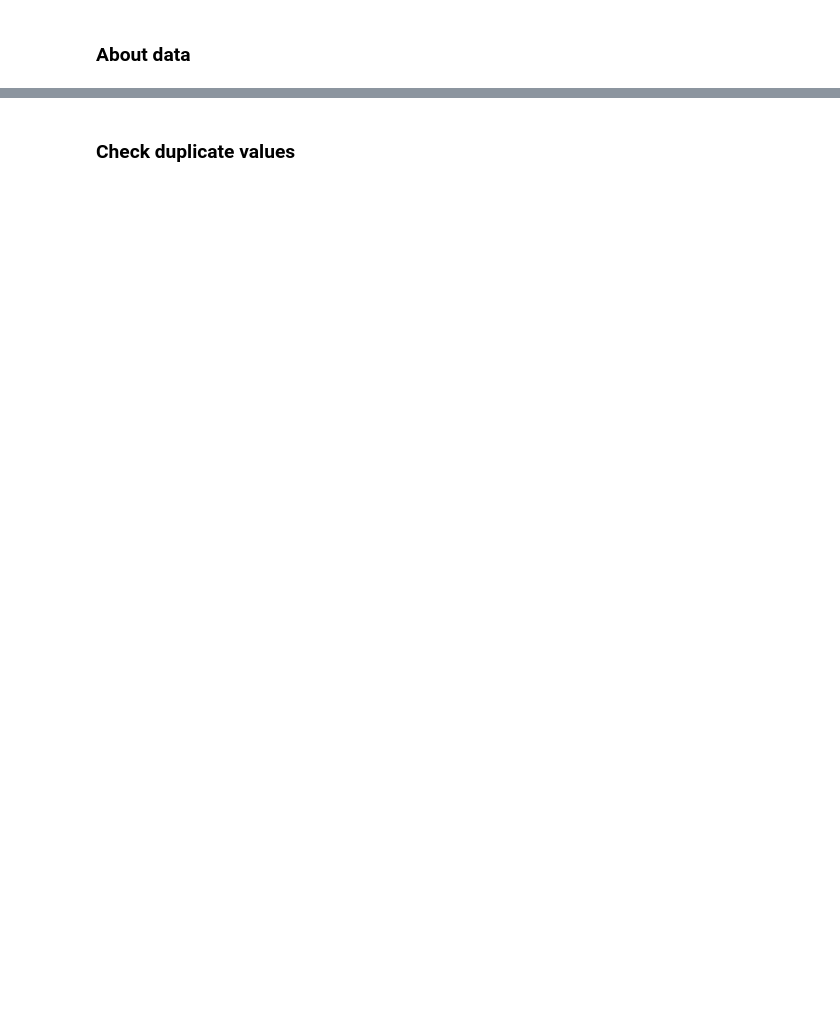
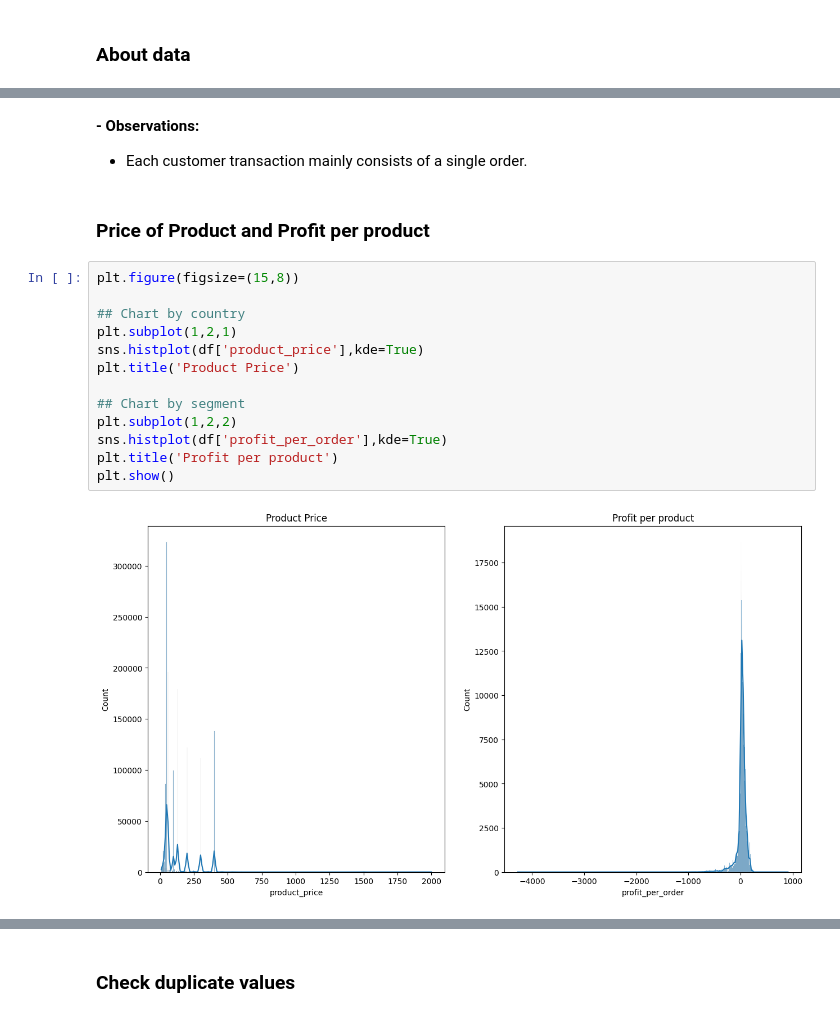
Before and after one commit to PhungThien63f/Ecommerce, a Jupyter notebook: Ecommerce.ipynb, the cells around one changed output, grey strips where cells are left out. Drawn from its saved outputs; the diff is of its cells as text; blank space fills up the shorter version.

```diff
--- a/Ecommerce.ipynb
+++ b/Ecommerce.ipynb
@@ -74,0 +241,20 @@ memory usage: 176.9+ MB
+# %% [markdown]
+**- Observations:**
+- Each customer transaction mainly consists of a single order.
+# %% [markdown]
+### Price of Product and Profit per product
+# %%
+plt.figure(figsize=(15,8))
+
+## Chart by country
+plt.subplot(1,2,1)
+sns.histplot(df['product_price'],kde=True)
+plt.title('Product Price')
+
+## Chart by segment
+plt.subplot(1,2,2)
+sns.histplot(df['profit_per_order'],kde=True)
+plt.title('Profit per product')
+plt.show()
+# %% [output]
+[figure, added]
```
Also changed, not shown: parts of 66 cells of this notebook, 2 other files.
